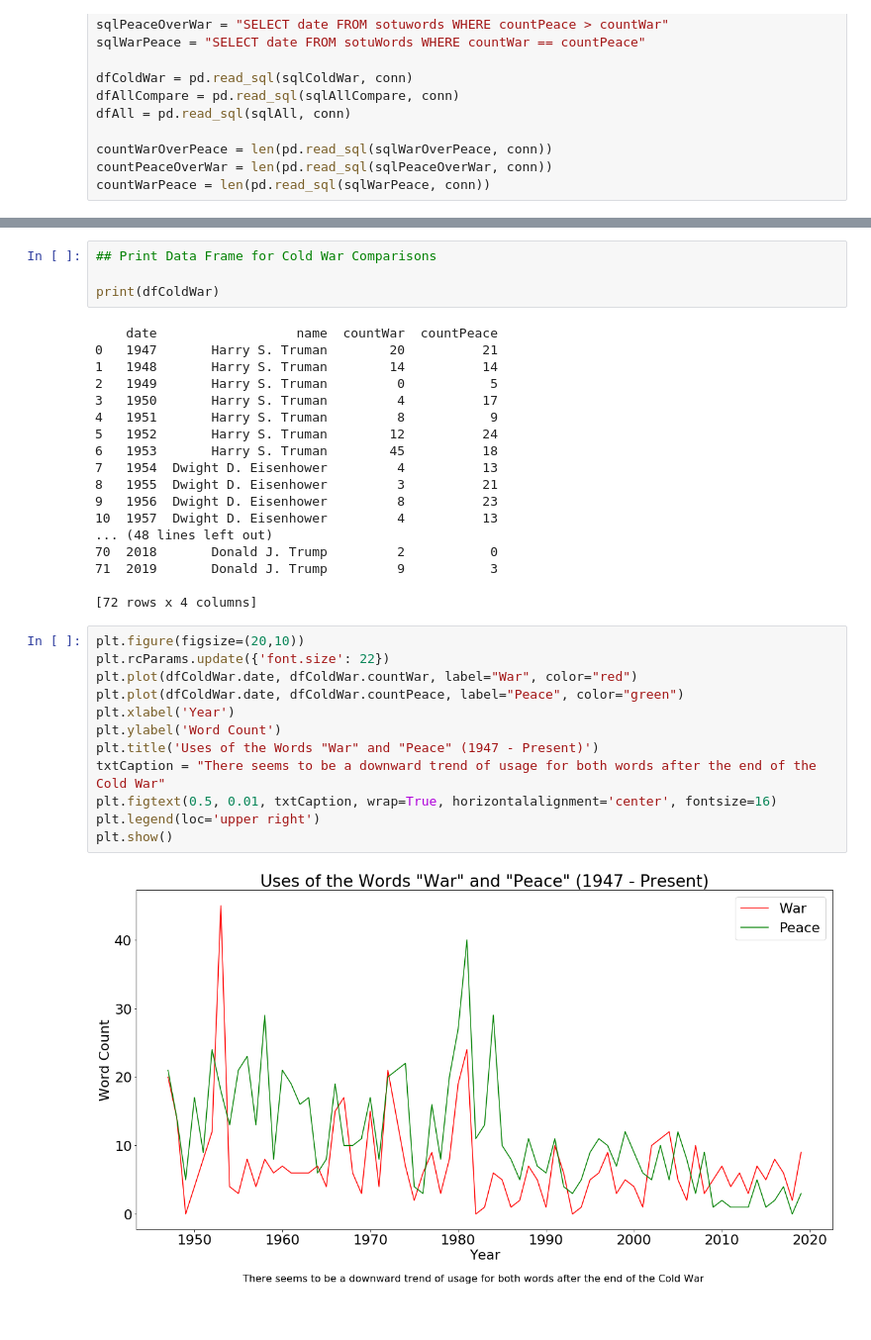
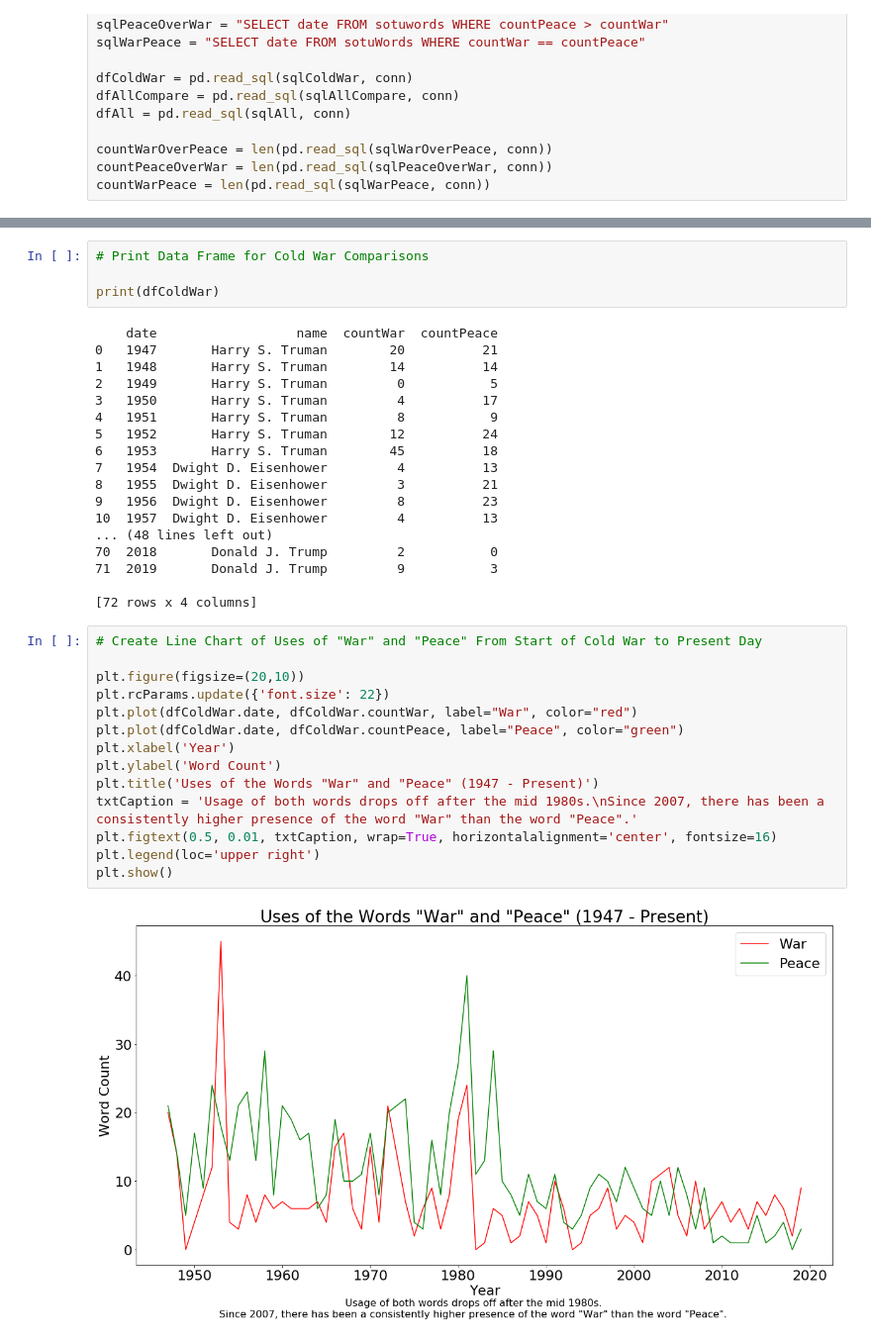
Before and after one commit to danielproberts/sotu-words, a Jupyter notebook: sotu-notebook.ipynb, the cells around one changed output, grey strips where cells are left out. Shown at 99% size. Drawn from its saved outputs; the diff is of its cells as text.

```diff
--- a/sotu-notebook.ipynb
+++ b/sotu-notebook.ipynb
@@ -177,5 +184,5 @@ plt.show()
 # %%
-## Print Data Frame for Cold War Comparisons
+# Print Data Frame for Cold War Comparisons
 
 print(dfColdWar)
 # %% [output]
@@ -197,16 +204,18 @@ print(dfColdWar)
 
 [72 rows x 4 columns]
 # %%
+# Create Line Chart of Uses of "War" and "Peace" From Start of Cold War to Present Day
+
 plt.figure(figsize=(20,10))
 plt.rcParams.update({'font.size': 22})
 plt.plot(dfColdWar.date, dfColdWar.countWar, label="War", color="red")
 plt.plot(dfColdWar.date, dfColdWar.countPeace, label="Peace", color="green")
 plt.xlabel('Year')
 plt.ylabel('Word Count')
 plt.title('Uses of the Words "War" and "Peace" (1947 - Present)')
-txtCaption = "There seems to be a downward trend of usage for both words after the end of the Cold War"
+txtCaption = 'Usage of both words drops off after the mid 1980s.\nSince 2007, there has been a consistently higher presence of the word "War" than the word "Peace".'
 plt.figtext(0.5, 0.01, txtCaption, wrap=True, horizontalalignment='center', fontsize=16)
 plt.legend(loc='upper right')
 plt.show()
 # %% [output]
-[figure, old version]
+[figure, new version]
```
Also changed, not shown: parts of 11 cells of this notebook, 1 other file.
